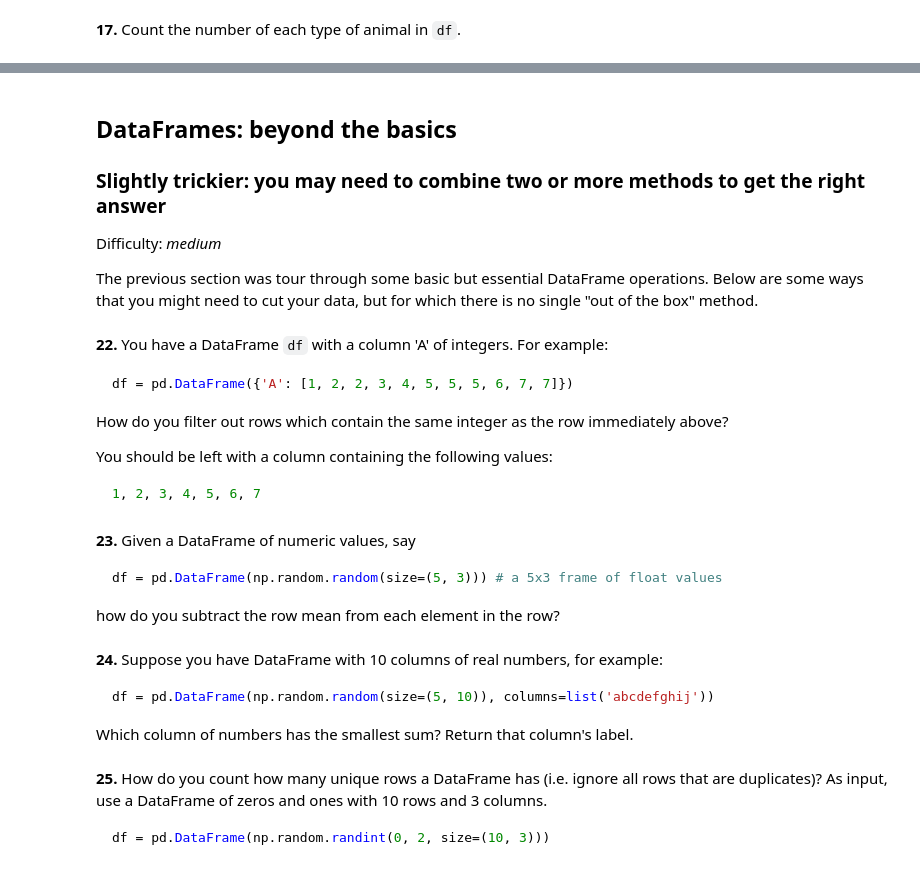
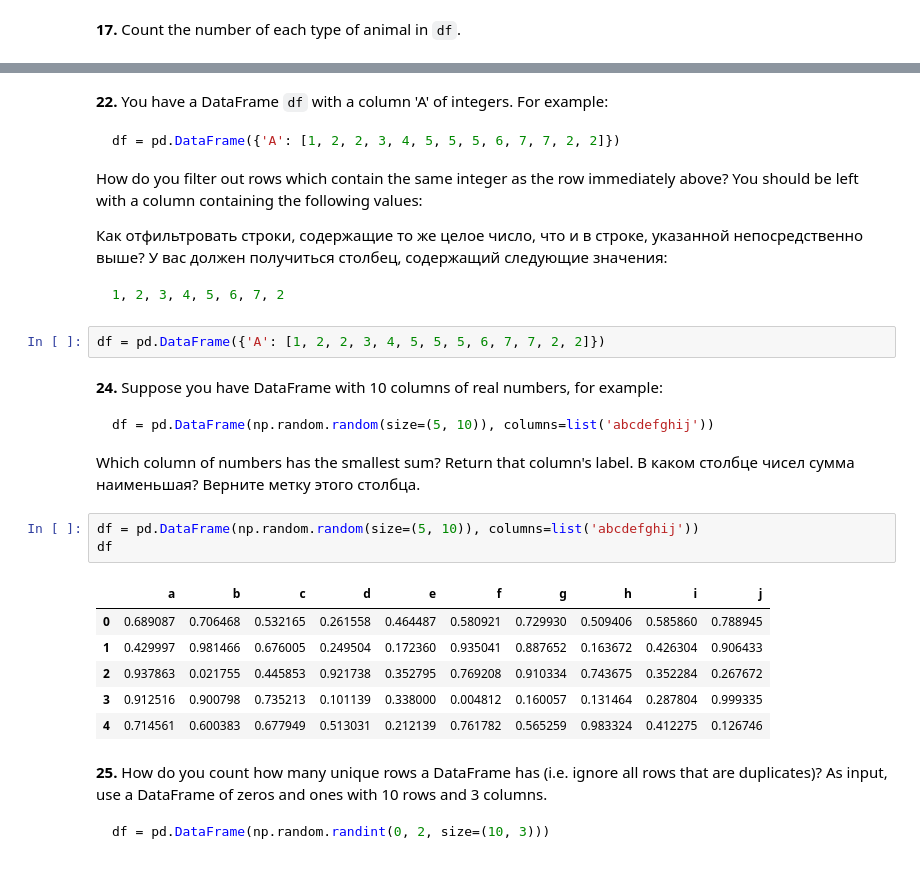
Before and after one commit to sbaranovn/100-pandas-puzzles, a Jupyter notebook: 100-pandas-puzzles.ipynb, the cells around one changed output, grey strips where cells are left out. Cells and saved outputs as stored; diff of their text form.

````diff
--- a/100-pandas-puzzles.ipynb
+++ b/100-pandas-puzzles.ipynb
@@ -64,31 +40,20 @@ df
-# %% [markdown]
-## DataFrames: beyond the basics
-
-### Slightly trickier: you may need to combine two or more methods to get the right answer
-
-Difficulty: *medium*
-
-The previous section was tour through some basic but essential DataFrame operations. Below are some ways that you might need to cut your data, but for which there is no single "out of the box" method.
 # %% [markdown]
 **22.** You have a DataFrame `df` with a column 'A' of integers. For example:
 ```python
-df = pd.DataFrame({'A': [1, 2, 2, 3, 4, 5, 5, 5, 6, 7, 7]})
+df = pd.DataFrame({'A': [1, 2, 2, 3, 4, 5, 5, 5, 6, 7, 7, 2, 2]})
 ```
 
 How do you filter out rows which contain the same integer as the row immediately above?
-
 You should be left with a column containing the following values:
 
+Как отфильтровать строки, содержащие то же целое число, что и в строке, указанной непосредственно выше?
+У вас должен получиться столбец, содержащий следующие значения:
+
 ```python
-1, 2, 3, 4, 5, 6, 7
+1, 2, 3, 4, 5, 6, 7, 2
 ```
-# %% [markdown]
-**23.** Given a DataFrame of numeric values, say
-```python
-df = pd.DataFrame(np.random.random(size=(5, 3))) # a 5x3 frame of float values
-```
-
-how do you subtract the row mean from each element in the row?
+# %%
+df = pd.DataFrame({'A': [1, 2, 2, 3, 4, 5, 5, 5, 6, 7, 7, 2, 2]})
 # %% [markdown]
 **24.** Suppose you have DataFrame with 10 columns of real numbers, for example:
 
@@ -96,6 +61,17 @@ how do you subtract the row mean from each element in the row?
 df = pd.DataFrame(np.random.random(size=(5, 10)), columns=list('abcdefghij'))
 ```
 Which column of numbers has the smallest sum?  Return that column's label.
+В каком столбце чисел сумма наименьшая?  Верните метку этого столбца.
+# %%
+df = pd.DataFrame(np.random.random(size=(5, 10)), columns=list('abcdefghij'))
+df
+# %% [output]
+|  | a | b | c | d | e | f | g | h | i | j |
+| 0 | 0.689087 | 0.706468 | 0.532165 | 0.261558 | 0.464487 | 0.580921 | 0.729930 | 0.509406 | 0.585860 | 0.788945 |
+| 1 | 0.429997 | 0.981466 | 0.676005 | 0.249504 | 0.172360 | 0.935041 | 0.887652 | 0.163672 | 0.426304 | 0.906433 |
+| 2 | 0.937863 | 0.021755 | 0.445853 | 0.921738 | 0.352795 | 0.769208 | 0.910334 | 0.743675 | 0.352284 | 0.267672 |
+| 3 | 0.912516 | 0.900798 | 0.735213 | 0.101139 | 0.338000 | 0.004812 | 0.160057 | 0.131464 | 0.287804 | 0.999335 |
+| 4 | 0.714561 | 0.600383 | 0.677949 | 0.513031 | 0.212139 | 0.761782 | 0.565259 | 0.983324 | 0.412275 | 0.126746 |
 # %% [markdown]
 **25.** How do you count how many unique rows a DataFrame has (i.e. ignore all rows that are duplicates)? As input, use a DataFrame of zeros and ones with 10 rows and 3 columns.
 
````
Also changed, not shown: parts of 13 cells of this notebook.
